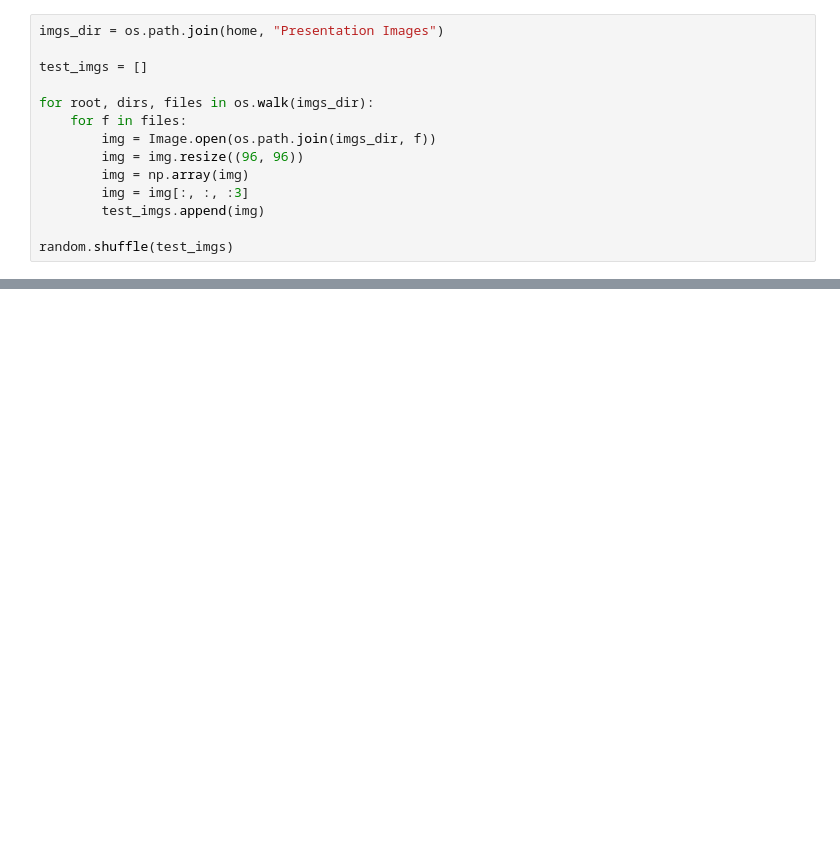
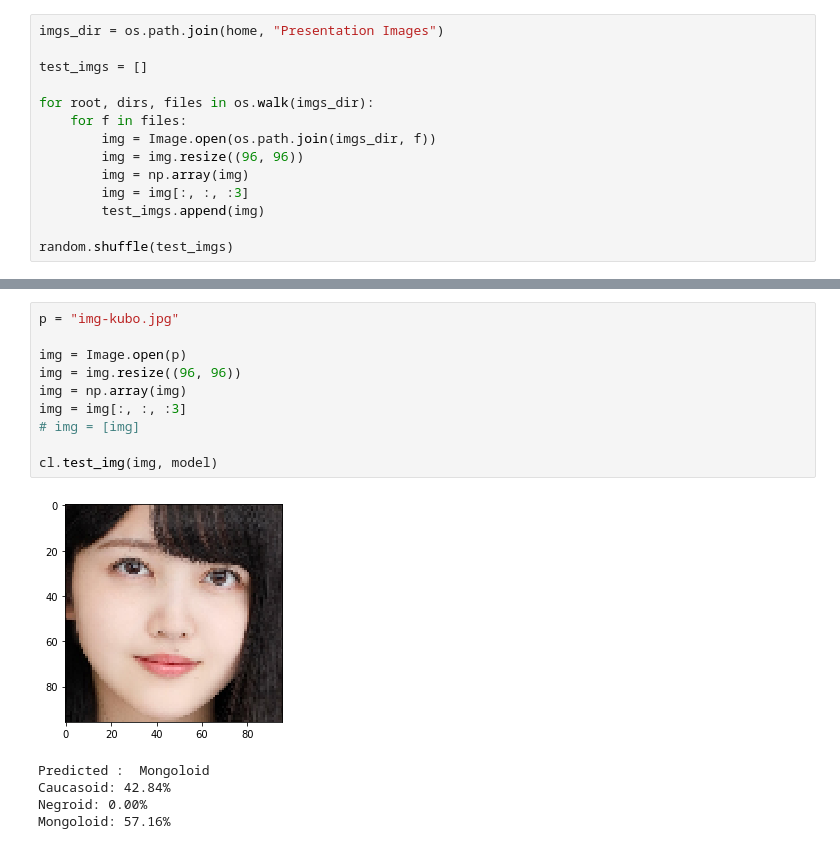
Before and after one commit to rizzauliarahman/TA-rizzauliarahman, a Jupyter notebook: Scenarios/presentation.ipynb, the cells around one changed output, grey strips where cells are left out. Saved outputs shown, nothing was run; the diff lists cells and outputs as text; blank space fills up the shorter version.

```diff
--- a/Scenarios/presentation.ipynb
+++ b/Scenarios/presentation.ipynb
@@ -70,0 +76,16 @@ Mongoloid: 0.00%
+# %%
+p = "img-kubo.jpg"
+
+img = Image.open(p)
+img = img.resize((96, 96))
+img = np.array(img)
+img = img[:, :, :3]
+# img = [img]
+
+cl.test_img(img, model)
+# %% [output]
+[figure, added]
+Predicted :  Mongoloid
+Caucasoid: 42.84%
+Negroid: 0.00%
+Mongoloid: 57.16%
```
Also changed, not shown: parts of 4 cells of this notebook, 4 other files.
